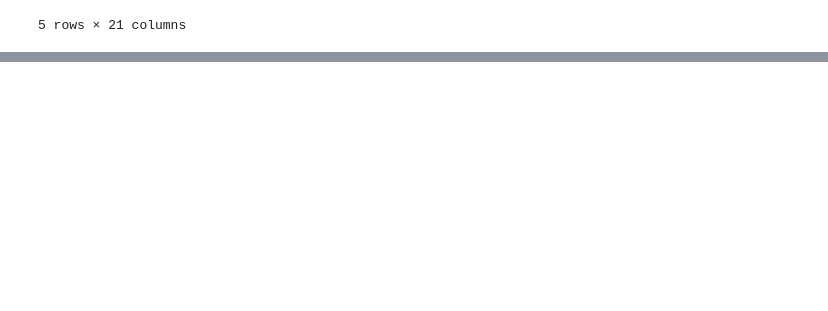
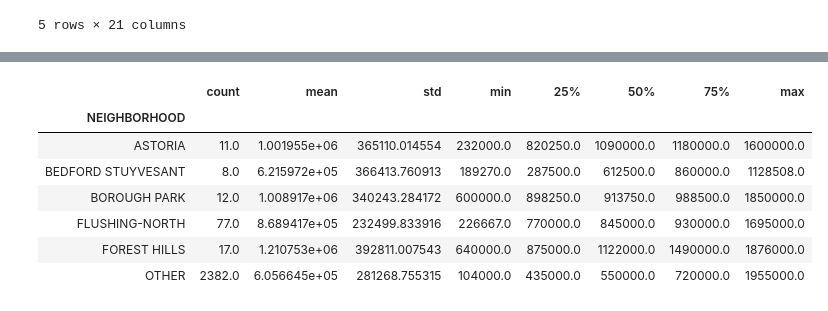
Before and after one commit to bloominstituteoftechnology/DS-Unit-2-Linear-Models, a Jupyter notebook: module3-ridge-regression/LS_DS_213_assignment.ipynb, the cells around one changed output, grey strips where cells are left out. Drawn from its saved outputs; the diff is of its cells as text; code cells hidden in the pictures; blank space fills up the shorter version.

```diff
--- a/module3-ridge-regression/LS_DS_213_assignment.ipynb
+++ b/module3-ridge-regression/LS_DS_213_assignment.ipynb
@@ -139,11 +120,9 @@ df.loc[~df['NEIGHBORHOOD'].isin(top10), 'NEIGHBORHOOD'] = 'OTHER'
 # %%
 # start of my work
 # pre-processing of the data
-
-# save the original data
-df_orig = df
-
-df = df[df['BUILDING_CLASS_CATEGORY'] == '01 ONE FAMILY DWELLINGS']
-df = df[(df['SALE_PRICE'] >= 100000) & (df['SALE_PRICE'] < 1000000)]
-df.head()
+# Use a subset of the data where BUILDING_CLASS_CATEGORY == '01 ONE FAMILY DWELLINGS' and the sale price was more than 100 thousand and less than 2 million.
+cond_1 = (df['BUILDING_CLASS_CATEGORY'] == '01 ONE FAMILY DWELLINGS')
+cond_2 = (df['SALE_PRICE'] > 100000) & (df['SALE_PRICE'] < 2000000)
+df_sub = df[cond_1 & cond_2]
+df_sub.shape
 # %% [output]
@@ -156,0 +173,17 @@ df.head()
+# %%
+# train / test split
+# feature engineering, create datetime from SALE_DATE string
+
+import datetime
+# df_sub['SALE_DATE'].sample(20)
+# print('test', datetime.datetime(2019, 1, 1))
+print('test', df_sub['SALE_DATE'].iloc[0])
+print('test', df_sub['SALE_DATE'].iloc[999])
+# print('test', datetime.datetime.strptime(df_sub['SALE_DATE'].iloc[0], format_str))
+
+def str_to_datetime(str_input):
+    format_str = '%m/%d/%Y'
+    return datetime.datetime.strptime(str_input, format_str)
+print('test', str_to_datetime(df_sub['SALE_DATE'].iloc[10]))
+df_sub['SALE_DATE_DT'] = df_sub['SALE_DATE'].apply(str_to_datetime)
+df_sub['SALE_DATE_DT'].head()
@@ -156,0 +205,9 @@ df.head()
+# %%
+# split train / test
+cond_train = (df_sub['SALE_DATE_DT'] > datetime.datetime(2018, 12, 31)) & (df_sub['SALE_DATE_DT'] < datetime.datetime(2019, 4, 1))
+cond_test = (df_sub['SALE_DATE_DT'] > datetime.datetime(2019, 3, 31))
+
+train = df_sub[cond_train]
+test = df_sub[cond_test]
+print('train data', train['SALE_DATE_DT'].sample(10))
+print('test data', test['SALE_DATE_DT'].sample(10))
@@ -156,0 +287,11 @@ df.head()
+# %%
+train.groupby('NEIGHBORHOOD')['SALE_PRICE'].describe()
+# %% [output]
+|  | count | mean | std | min | 25% | 50% | 75% | max |
+| NEIGHBORHOOD |  |  |  |  |  |  |  |  |
+| ASTORIA | 11.0 | 1.001955e+06 | 365110.014554 | 232000.0 | 820250.0 | 1090000.0 | 1180000.0 | 1600000.0 |
+| BEDFORD STUYVESANT | 8.0 | 6.215972e+05 | 366413.760913 | 189270.0 | 287500.0 | 612500.0 | 860000.0 | 1128508.0 |
+| BOROUGH PARK | 12.0 | 1.008917e+06 | 340243.284172 | 600000.0 | 898250.0 | 913750.0 | 988500.0 | 1850000.0 |
+| FLUSHING-NORTH | 77.0 | 8.689417e+05 | 232499.833916 | 226667.0 | 770000.0 | 845000.0 | 930000.0 | 1695000.0 |
+| FOREST HILLS | 17.0 | 1.210753e+06 | 392811.007543 | 640000.0 | 875000.0 | 1122000.0 | 1490000.0 | 1876000.0 |
+| OTHER | 2382.0 | 6.056645e+05 | 281268.755315 | 104000.0 | 435000.0 | 550000.0 | 720000.0 | 1955000.0 |
```
Also changed, not shown: parts of 35 cells of this notebook.
